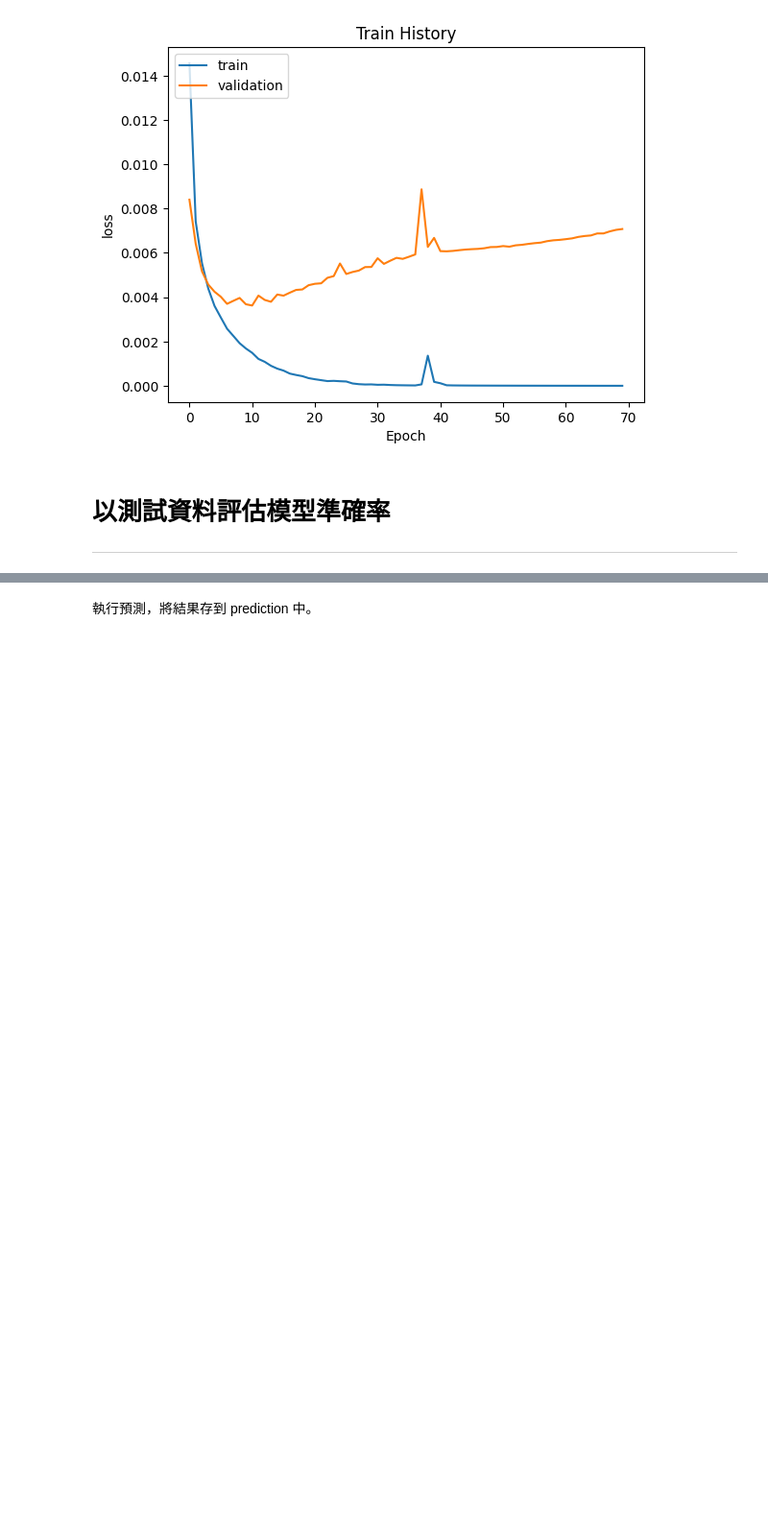
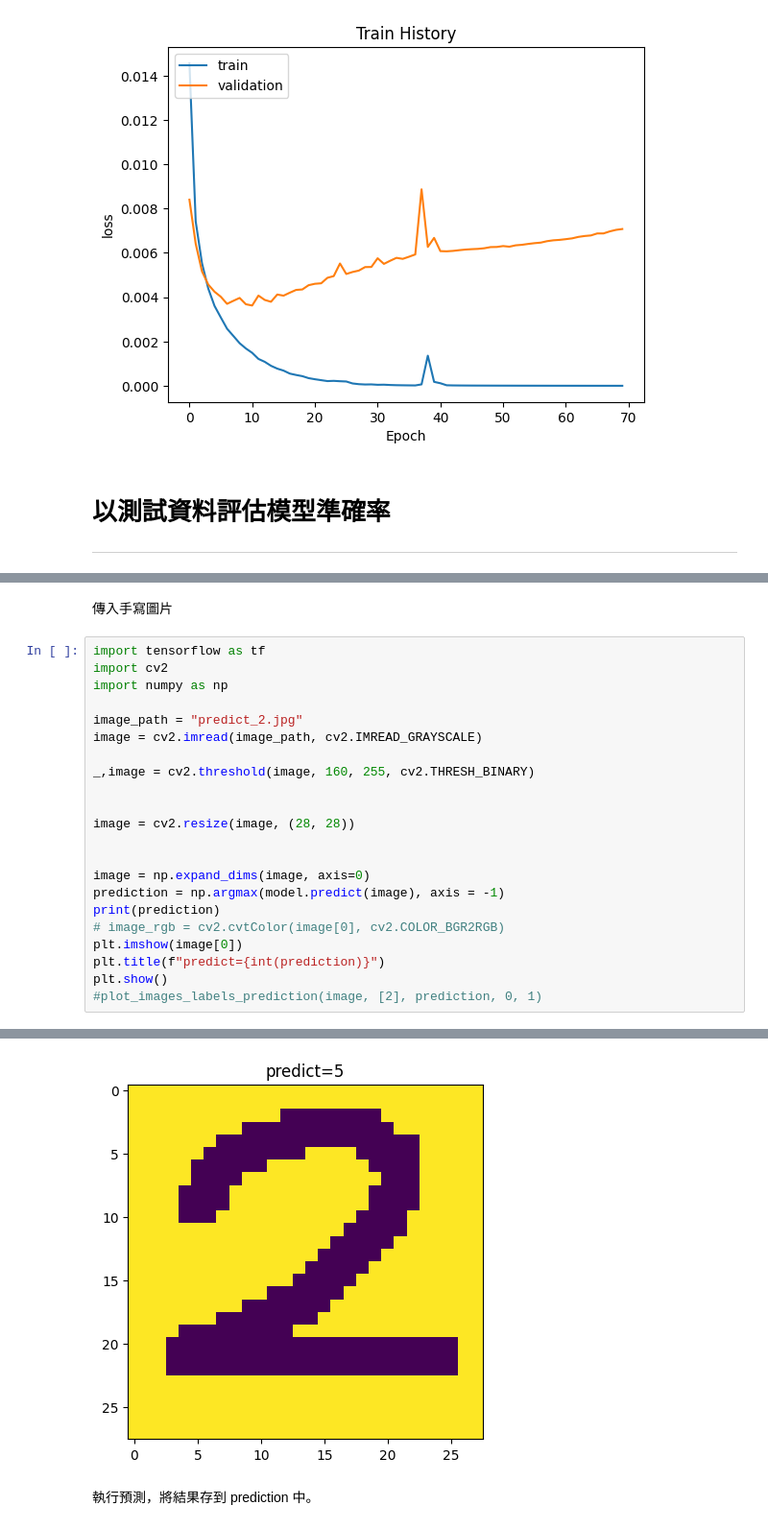
Before and after one commit to Sean95164/NCKUES_Intro_to_computer, a Jupyter notebook: E94126169_Lab14/lab14.ipynb, the cells around one changed output, grey strips where cells are left out. Shown at 96% size. Drawn from its saved outputs; the diff is of its cells as text; blank space fills up the shorter version.

```diff
--- a/E94126169_Lab14/lab14.ipynb
+++ b/E94126169_Lab14/lab14.ipynb
@@ -279,0 +281,25 @@ accuracy =  0.9817000031471252
+# %% [markdown]
+傳入手寫圖片
+# %%
+import tensorflow as tf
+import cv2
+import numpy as np
+
+image_path = "predict_2.jpg"
+image = cv2.imread(image_path, cv2.IMREAD_GRAYSCALE)
+
+_,image = cv2.threshold(image, 160, 255, cv2.THRESH_BINARY)
+
+
+image = cv2.resize(image, (28, 28))
+
+
+image = np.expand_dims(image, axis=0)
+prediction = np.argmax(model.predict(image), axis = -1)
+print(prediction)
+# image_rgb = cv2.cvtColor(image[0], cv2.COLOR_BGR2RGB)
+plt.imshow(image[0])
+plt.title(f"predict={int(prediction)}")
+plt.show()
+#plot_images_labels_prediction(image, [2], prediction, 0, 1)
+# %% [output]
@@ -280,3 +308,4 @@ accuracy =  0.9817000031471252
+[figure, added]
 # %% [markdown]
 執行預測，將結果存到 prediction 中。
 # %%
```
Also changed, not shown: parts of 2 cells of this notebook.
